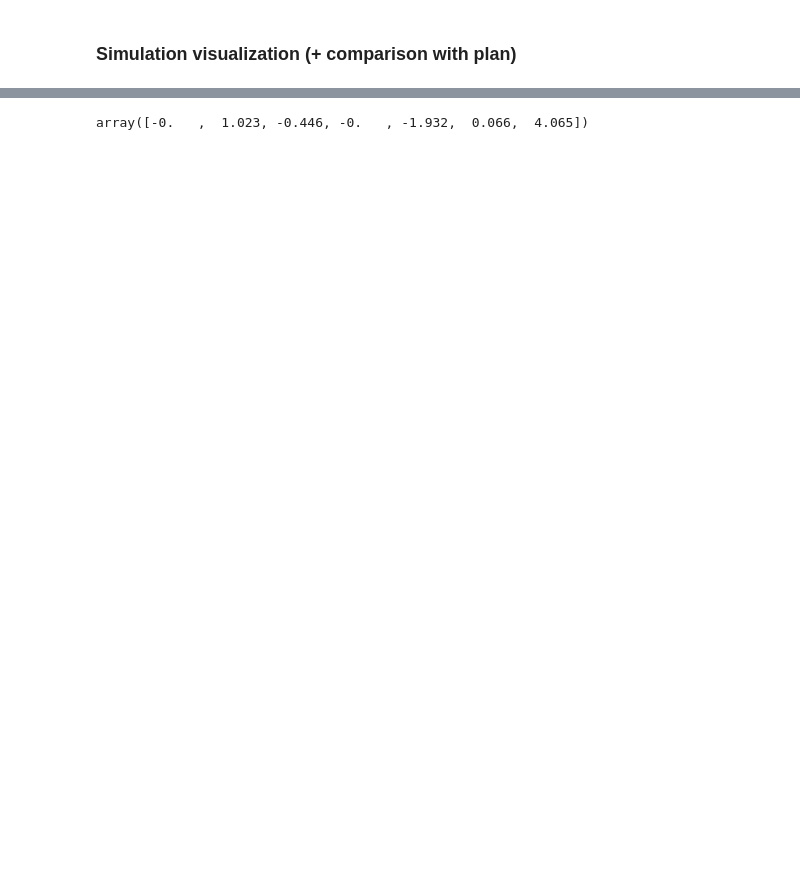
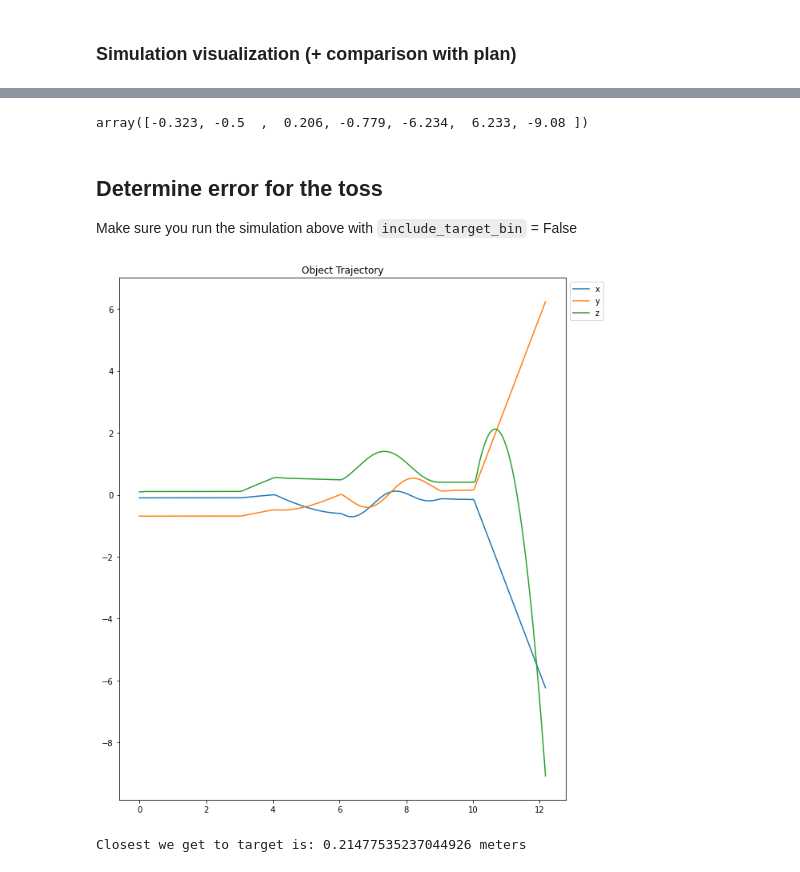
Before and after one commit to dxyang/manipulation, a Jupyter notebook: iiwa_toss_jointangles_v2.ipynb, the cells around one changed output, grey strips where cells are left out. Saved outputs shown, nothing was run; the diff lists cells and outputs as text; code cells hidden in the pictures; blank space fills up the shorter version.

Commit message:
calc error for a toss

```diff
--- a/iiwa_toss_jointangles_v2.ipynb
+++ b/iiwa_toss_jointangles_v2.ipynb
@@ -392,10 +404,9 @@ get_gripper_controller_1 = lambda station_plant: GripperControllerUsingIiwaState
     T_world_objectPickup=T_world_gripperObject,
     T_world_prethrow=T_world_prethrowPose,
     T_world_targetRelease=T_world_releasePose,
-    dbg_state_prints=False,
+    dbg_state_prints=True
 )
 
-# doesn't release for the (-6, 6, -1)
 get_gripper_controller_2 = lambda station_plant: GripperControllerUsingIiwaStateV2(
     plant=station_plant,
     gripper_to_object_dist=GRIPPER_TO_OBJECT_COM_DIST,
@@ -408,14 +419,13 @@ get_gripper_controller_2 = lambda station_plant: GripperControllerUsingIiwaState
     dbg_state_prints=True
 )
 
-# doesn't release for the (-6, 6, -1)
 get_gripper_controller_3 = lambda station_plant: GripperControllerUsingIiwaStateV3(
     plant=station_plant,
     gripper_to_object_dist=GRIPPER_TO_OBJECT_COM_DIST,
     T_world_objectPickup=T_world_gripperObject,
     T_world_prethrow=T_world_prethrowPose,
     planned_launch_angle=launch_angle,
-    launch_angle_thresh=3 / 180.0 * np.pi,
+    launch_angle_thresh=3 / 180.0 * np.pi, # 3 seems to work well?
     dbg_state_prints=True
 )
 
@@ -428,7 +438,8 @@ simulator, station_plant, meshcat, loggers = BuildAndSimulateTrajectory(
     T_world_targetBin=T_world_target, # where the ball should hit - aka where the bin will catch it
     zmq_url=zmq_url,
     time_step=1e-3, # target (-6, 6, -1). 1e-3 => overshoot barely, 1e-4 => undershoot barely, look around 7.92-7.94 s in sim
-    include_target_bin=True
+    include_target_bin=False,
+    manipuland=OBJECT_TO_TOSS
 )
 
 visualize_transform(
@@ -551,9 +562,50 @@ for idx, (r1, r2) in enumerate(
 # %%
 context = simulator.get_context()
+
+if OBJECT_TO_TOSS == "ball":
+    model_str = "sphere"
+elif OBJECT_TO_TOSS == "foam":
+    model_str = "foam_brick"
+elif OBJECT_TO_TOSS == "rod":
+    model_str = "foam_brick"
+
 station_plant.GetPositions(
     station_plant.GetMyContextFromRoot(context),
-    #station_plant.GetModelInstanceByName("sphere")
-    station_plant.GetModelInstanceByName("foam_brick")
+    station_plant.GetModelInstanceByName(model_str)
 )
 # %% [output]
-array([-0.   ,  1.023, -0.446, -0.   , -1.932,  0.066,  4.065])
+array([-0.323, -0.5  ,  0.206, -0.779, -6.234,  6.233, -9.08 ])
+# %% [markdown]
+## Determine error for the toss
+Make sure you run the simulation above with `include_target_bin` = False
+# %%
+plt.figure(figsize=(10, 12))
+
+all_log_times = loggers["state"].sample_times()
+chosen_idxs = (0 < all_log_times) & (all_log_times < 100)
+
+log_times = loggers["state"].sample_times()[chosen_idxs]
+log_states = loggers["state"].data()[:, chosen_idxs]
+
+p_objects = np.zeros((len(log_times), 3))
+p_objects[:, 0] = log_states[4]
+p_objects[:, 1] = log_states[5]
+p_objects[:, 2] = log_states[6]
+for idx, r in enumerate(log_states[[4, 5, 6]]):
+    if idx == 0:
+        label="x"
+    elif idx == 1:
+        label="y"
+    elif idx == 2:
+        label="z"
+    plt.plot(log_times, r, label=label)
+
+plt.title("Object Trajectory")
+plt.legend(bbox_to_anchor=(1, 1), loc='upper left', ncol=1);
+# %% [output]
+[figure, added]
+# %%
+dists = np.linalg.norm(p_objects - P_WORLD_TARGET, axis=1)
+print(f"Closest we get to target is: {np.min(dists)} meters")
+# %% [output]
+Closest we get to target is: 0.21477535237044926 meters
```
Also changed, not shown: parts of 15 cells of this notebook, 1 other file.
